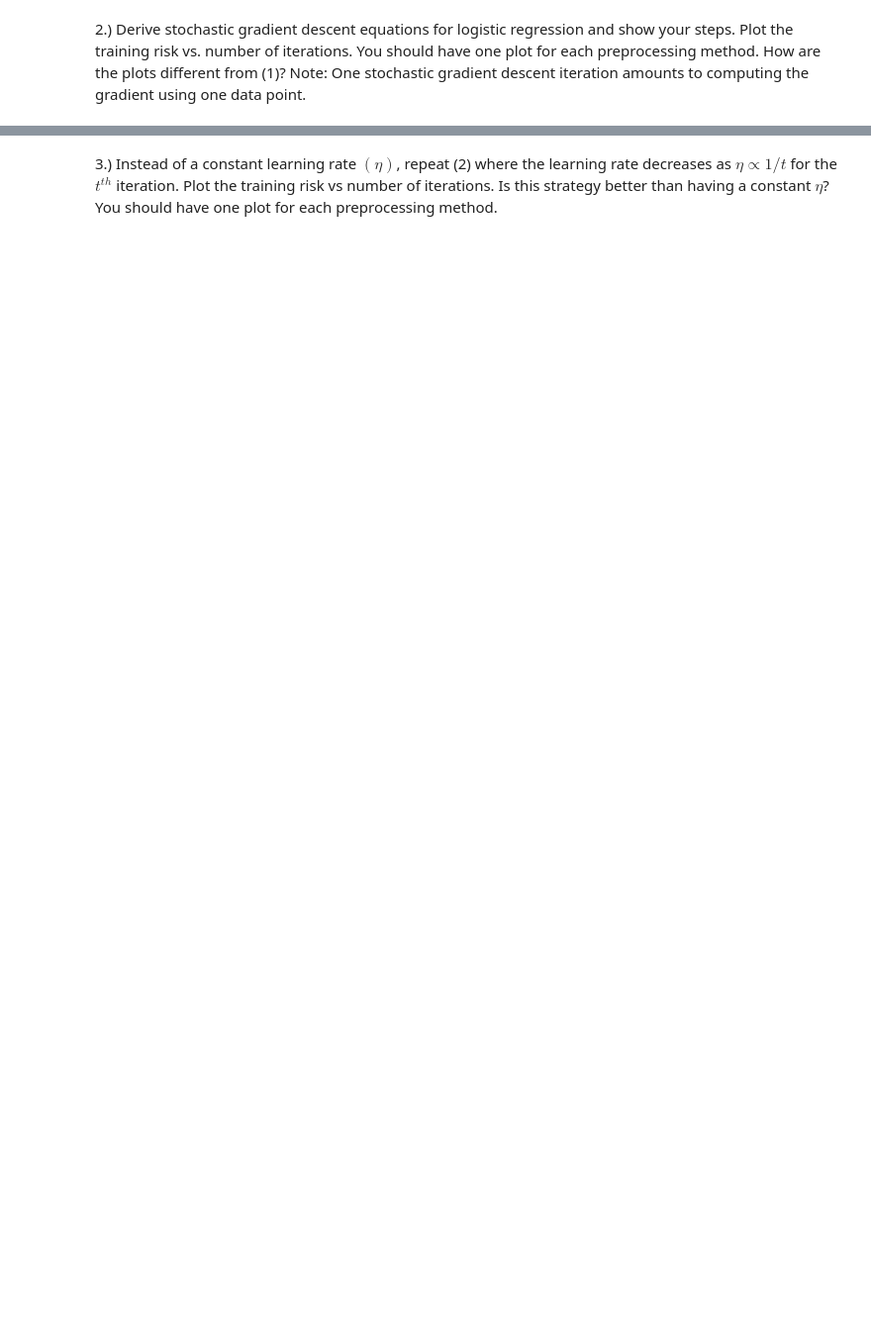
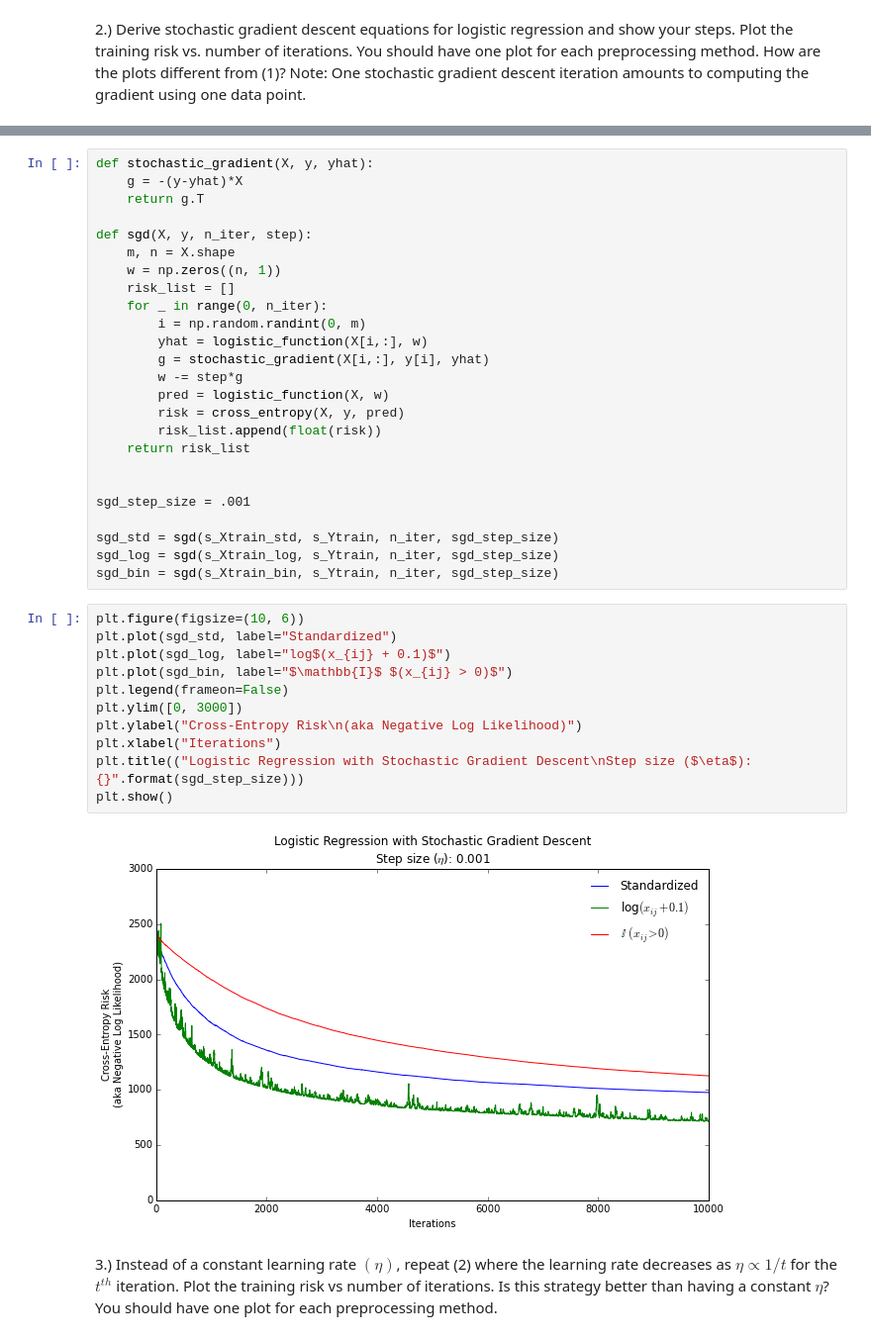
Before and after one commit to semerj/cs289-fall2015, a Jupyter notebook: hw3/CS289a - HW3.ipynb, the cells around one changed output, grey strips where cells are left out. Shown at 99% size. Saved outputs shown, nothing was run; the diff lists cells and outputs as text; blank space fills up the shorter version.

```diff
--- a/hw3/CS289a - HW3.ipynb
+++ b/hw3/CS289a - HW3.ipynb
@@ -145,2 +224,40 @@ s_Xtrain_bin = add_ones((s_Xtrain > 0).astype(int))
+# %%
+def stochastic_gradient(X, y, yhat):
+    g = -(y-yhat)*X
+    return g.T
+
+def sgd(X, y, n_iter, step):
+    m, n = X.shape
+    w = np.zeros((n, 1))
+    risk_list = []
+    for _ in range(0, n_iter):
+        i = np.random.randint(0, m)
+        yhat = logistic_function(X[i,:], w)
+        g = stochastic_gradient(X[i,:], y[i], yhat)
+        w -= step*g
+        pred = logistic_function(X, w)
+        risk = cross_entropy(X, y, pred)
+        risk_list.append(float(risk))
+    return risk_list
+
+
+sgd_step_size = .001
+
+sgd_std = sgd(s_Xtrain_std, s_Ytrain, n_iter, sgd_step_size)
+sgd_log = sgd(s_Xtrain_log, s_Ytrain, n_iter, sgd_step_size)
+sgd_bin = sgd(s_Xtrain_bin, s_Ytrain, n_iter, sgd_step_size)
+# %%
+plt.figure(figsize=(10, 6))
+plt.plot(sgd_std, label="Standardized")
+plt.plot(sgd_log, label="log$(x_{ij} + 0.1)$")
+plt.plot(sgd_bin, label="$\mathbb{I}$ $(x_{ij} > 0)$")
+plt.legend(frameon=False)
+plt.ylim([0, 3000])
+plt.ylabel("Cross-Entropy Risk\n(aka Negative Log Likelihood)")
+plt.xlabel("Iterations")
+plt.title(("Logistic Regression with Stochastic Gradient Descent\nStep size ($\eta$): {}".format(sgd_step_size)))
+plt.show()
+# %% [output]
+[figure, added]
 # %% [markdown]
 3.) Instead of a constant learning rate $(\eta)$, repeat (2) where the learning rate decreases as $\eta \propto 1/t$ for the $t^{th}$ iteration. Plot the training risk vs number of iterations. Is this strategy better than having a constant $ \eta$? You should have one plot for each preprocessing method.
```
Also changed, not shown: parts of 15 cells of this notebook.
